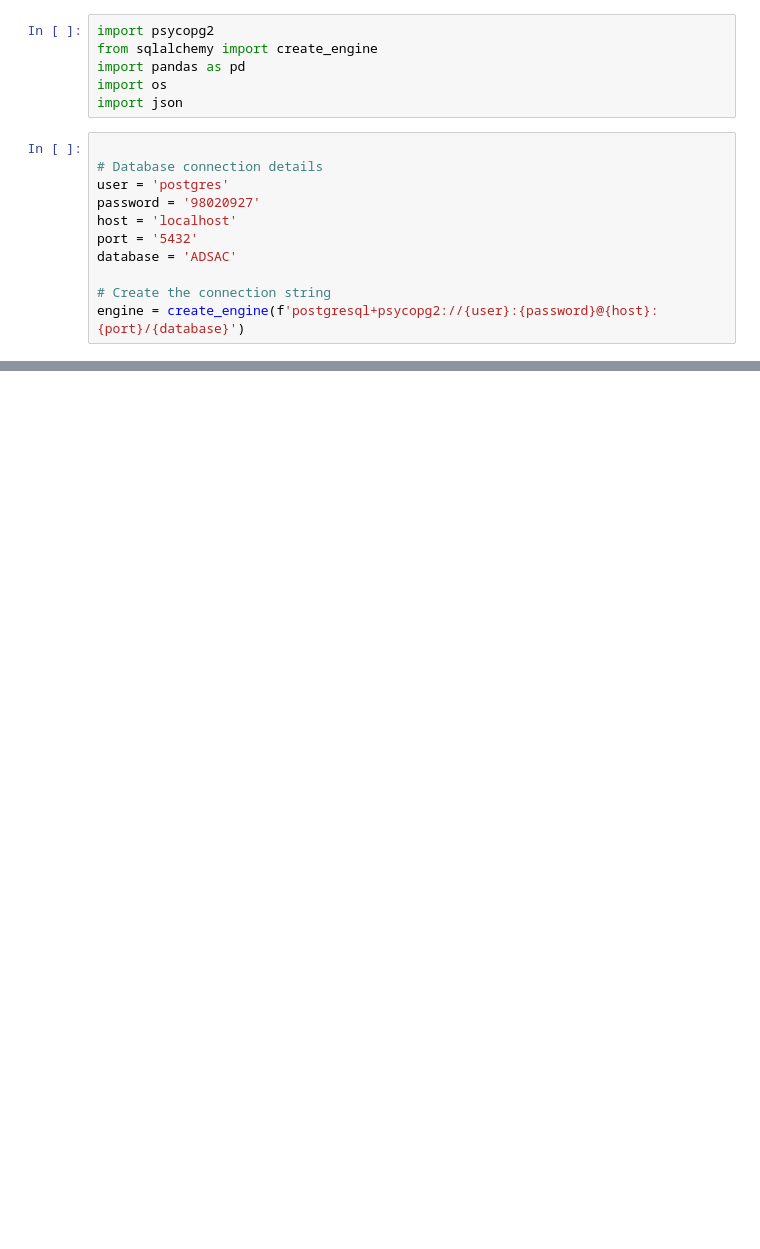
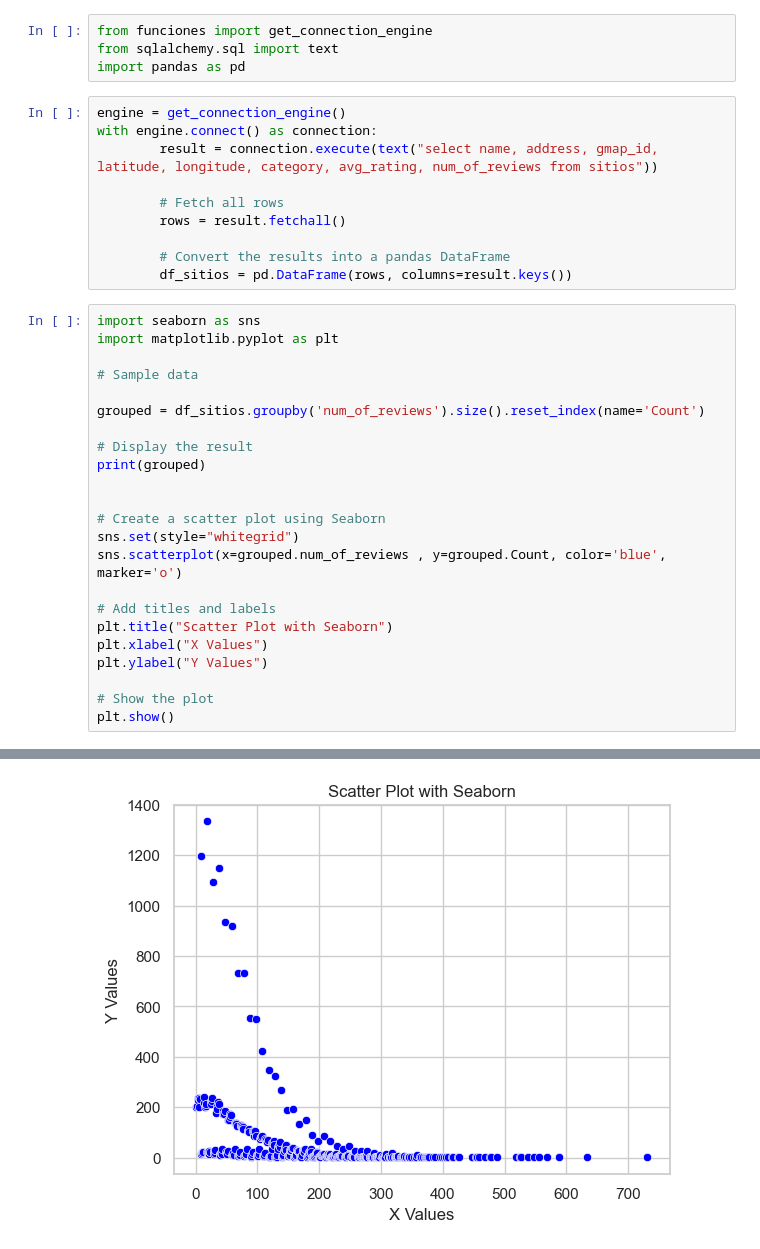
Before and after one commit to Mcarolina25/Proyecto-Final-Grupal, a Jupyter notebook: BaseDeDatos/ETL.ipynb, the cells around one changed output, grey strips where cells are left out. Cells and saved outputs as stored; diff of their text form; blank space fills up the shorter version.

```diff
--- a/BaseDeDatos/ETL.ipynb
+++ b/BaseDeDatos/ETL.ipynb
@@ -1,17 +13,38 @@
 # %%
-import psycopg2
-from sqlalchemy import create_engine
+from funciones import get_connection_engine
+from sqlalchemy.sql import text
 import pandas as pd
-import os
-import json
-# %%
-
-# Database connection details
-user = 'postgres'
-password = '98020927'
-host = 'localhost'
-port = '5432'
-database = 'ADSAC'
-
-# Create the connection string
-engine = create_engine(f'postgresql+psycopg2://{user}:{password}@{host}:{port}/{database}')
+# %%
+engine = get_connection_engine()
+with engine.connect() as connection:
+        result = connection.execute(text("select name, address, gmap_id, latitude, longitude, category, avg_rating, num_of_reviews from sitios"))
+
+        # Fetch all rows
+        rows = result.fetchall()
+
+        # Convert the results into a pandas DataFrame
+        df_sitios = pd.DataFrame(rows, columns=result.keys())
+# %%
+import seaborn as sns
+import matplotlib.pyplot as plt
+
+# Sample data
+
+grouped = df_sitios.groupby('num_of_reviews').size().reset_index(name='Count')
+
+# Display the result
+print(grouped)
+
+
+# Create a scatter plot using Seaborn
+sns.set(style="whitegrid")
+sns.scatterplot(x=grouped.num_of_reviews , y=grouped.Count, color='blue', marker='o')
+
+# Add titles and labels
+plt.title("Scatter Plot with Seaborn")
+plt.xlabel("X Values")
+plt.ylabel("Y Values")
+
+# Show the plot
+plt.show()
+# %% [output]
@@ -18,3 +65,4 @@ engine = create_engine(f'postgresql+psycopg2://{user}:{password}@{host}:{port}/{
+[figure, added]
 # %%
 class ADSAC_DataBase:
     # Constructor method to initialize attributes
```
Also changed, not shown: parts of 12 cells of this notebook, 8 other files.
